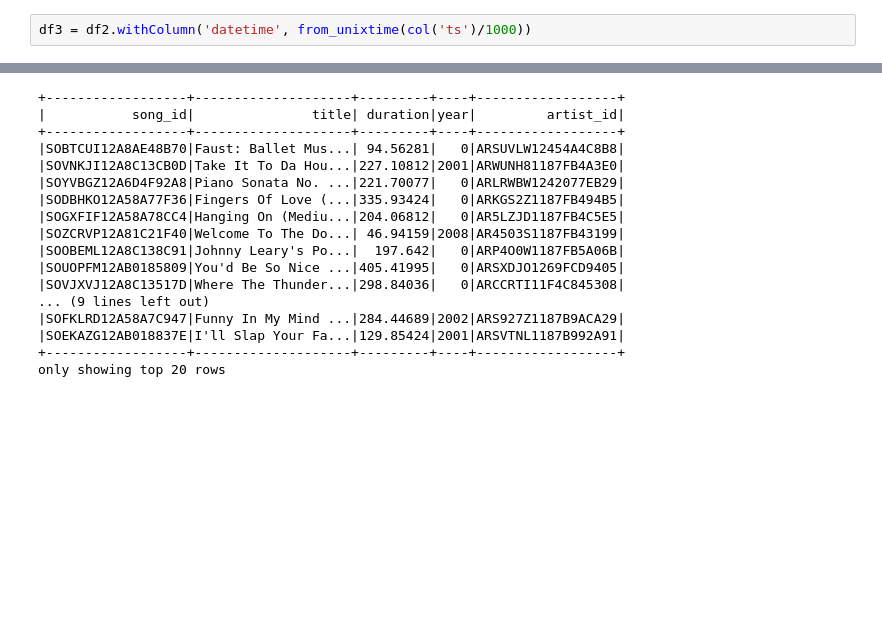
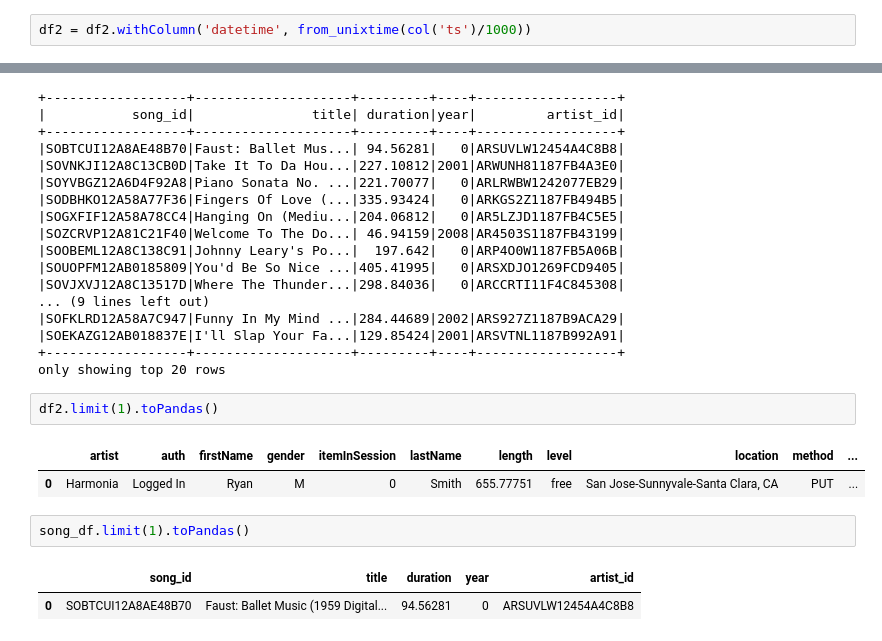
Before and after one commit to Mihlos/s3-datalake, a Jupyter notebook: test.ipynb, the cells around one changed output, grey strips where cells are left out. Saved outputs shown, nothing was run; the diff lists cells and outputs as text; blank space fills up the shorter version.

```diff
--- a/test.ipynb
+++ b/test.ipynb
@@ -129,5 +129,5 @@ df_users.limit(2).toPandas()
 # %%
 # timestamp
 # %%
-df3 = df2.withColumn('datetime', from_unixtime(col('ts')/1000))
+df2 = df2.withColumn('datetime', from_unixtime(col('ts')/1000))
 # %%
@@ -188,3 +190,13 @@ song_df.show()
 |SOEKAZG12AB018837E|I'll Slap Your Fa...|129.85424|2001|ARSVTNL1187B992A91|
 +------------------+--------------------+---------+----+------------------+
 only showing top 20 rows
+# %%
+df2.limit(1).toPandas()
+# %% [output]
+|  | artist | auth | firstName | gender | itemInSession | lastName | length | level | location | method | ... |
+| 0 | Harmonia | Logged In | Ryan | M | 0 | Smith | 655.77751 | free | San Jose-Sunnyvale-Santa Clara, CA | PUT | ... |
+# %%
+song_df.limit(1).toPandas()
+# %% [output]
+|  | song_id | title | duration | year | artist_id |
+| 0 | SOBTCUI12A8AE48B70 | Faust: Ballet Music (1959 Digital... | 94.56281 | 0 | ARSUVLW12454A4C8B8 |
```
Also changed, not shown: parts of 8 cells of this notebook, 2 other files.
